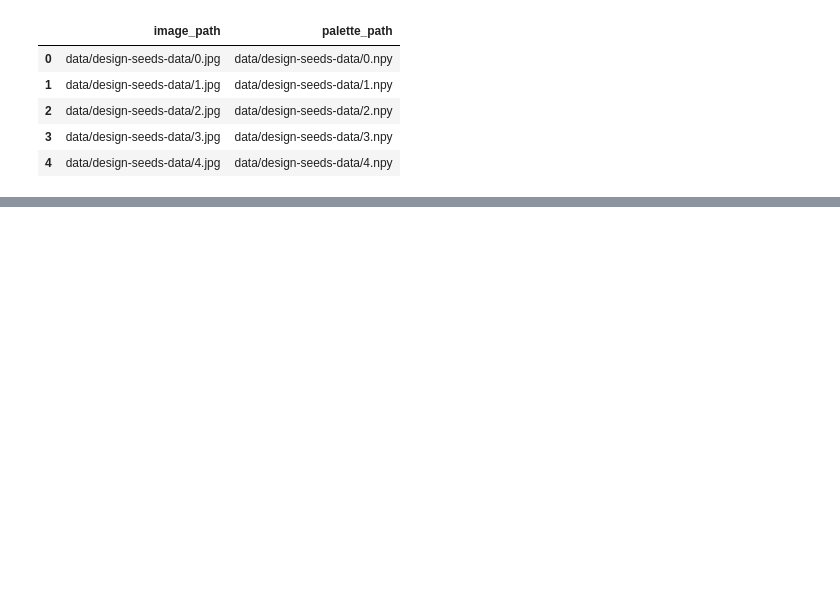
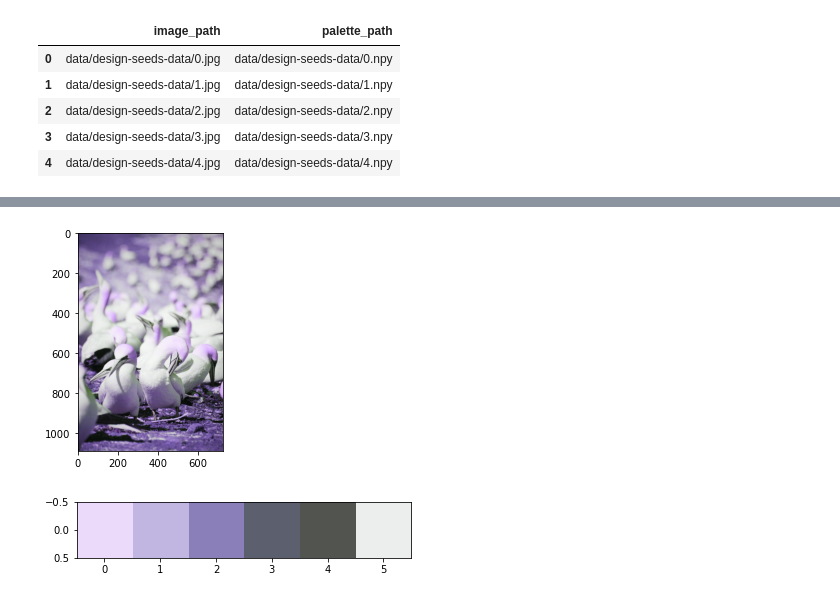
Before and after one commit to danielgafni/repalette, a Jupyter notebook: notebooks/dataset.ipynb, the cells around one changed output, grey strips where cells are left out. Saved outputs shown, nothing was run; the diff lists cells and outputs as text; code cells hidden in the pictures; blank space fills up the shorter version.

```diff
--- a/notebooks/dataset.ipynb
+++ b/notebooks/dataset.ipynb
@@ -51,0 +61,8 @@ data_loader = DataLoader(pair_dataset, batch_size=multiplier)
+# %%
+plt.imshow(lab2rgb(img_2.permute(1, 2, 0)))
+plt.show()
+plt.imshow(palette_2.permute(1, 2, 0))
+plt.show()
+# %% [output]
+[figure, added]
+[figure, added]
```
Also changed, not shown: parts of 7 cells of this notebook.
